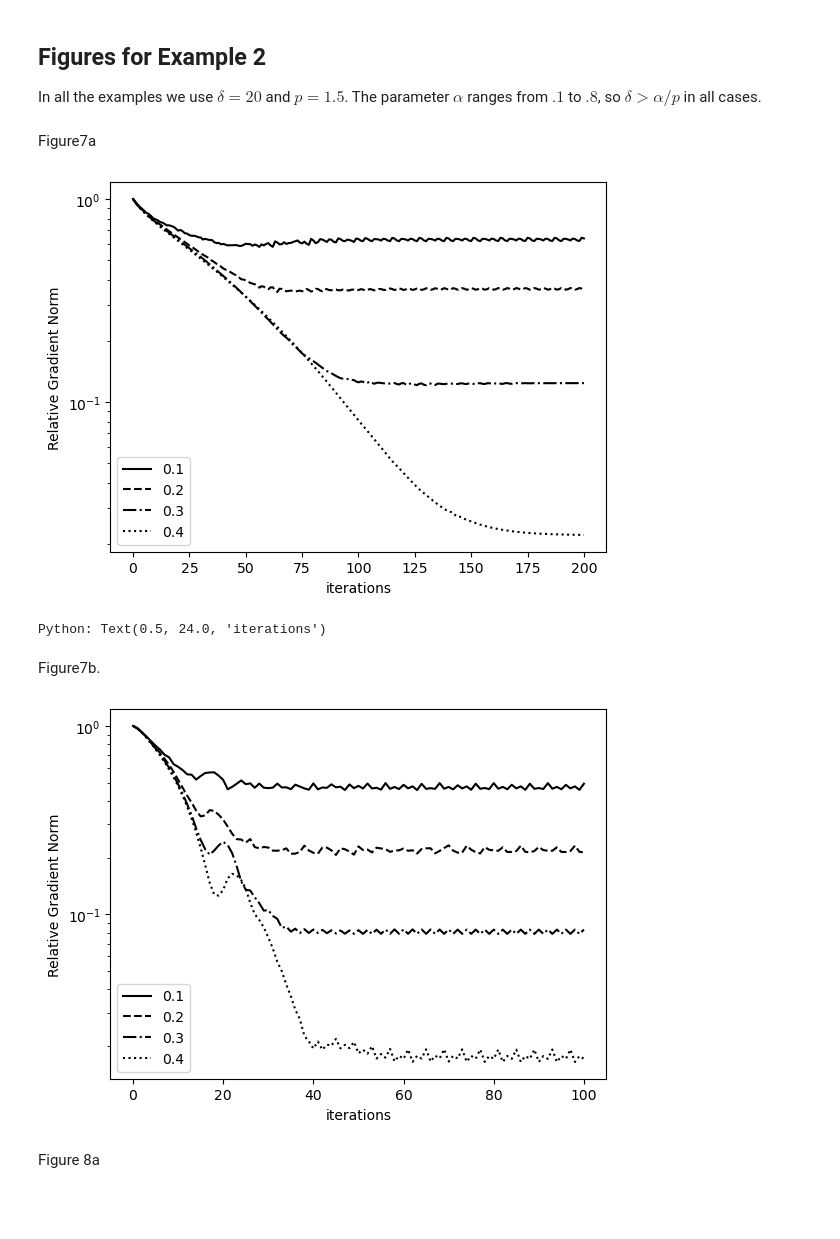
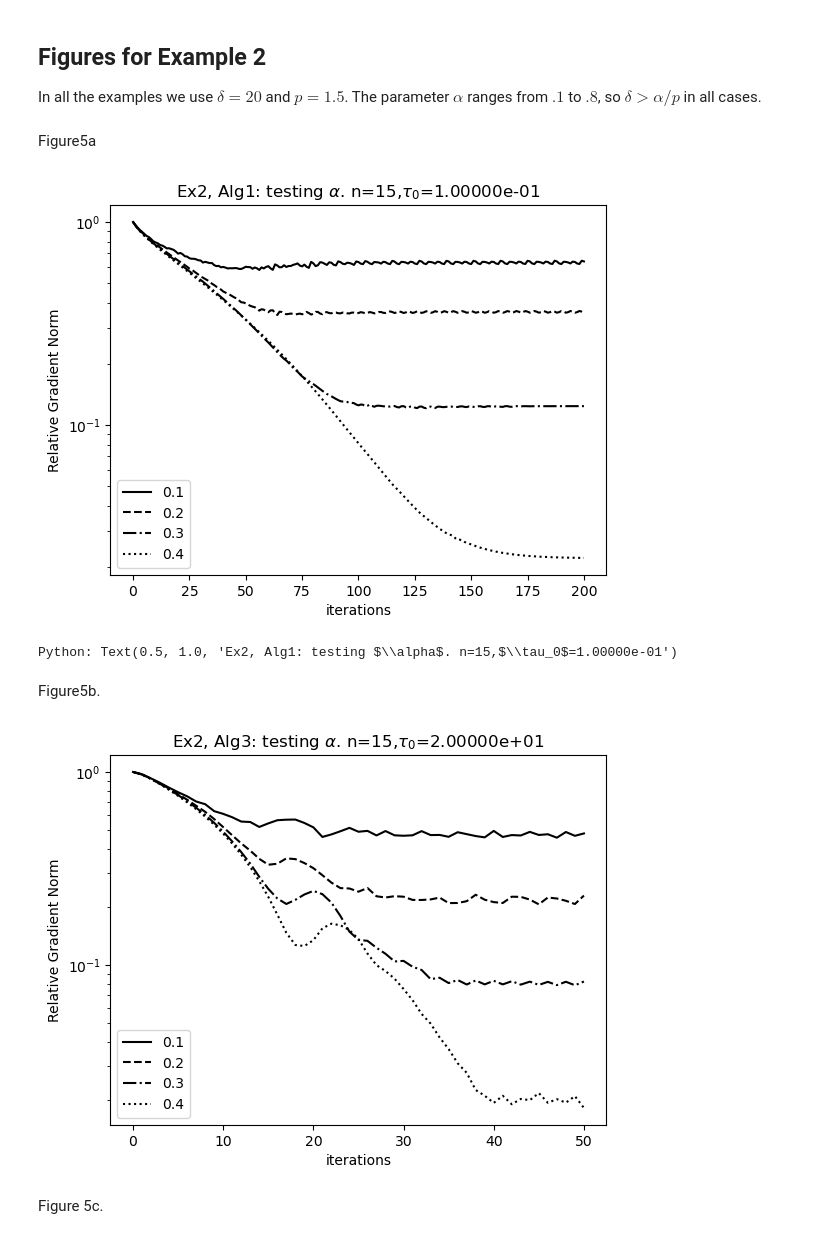
Before and after one commit to ctkelley/Grad_Des_CKW.jl, a Jupyter notebook: Examples.ipynb, the cells around one changed output. Cells and saved outputs as stored; diff of their text form; code cells hidden in the pictures; blank space fills up the shorter version.

```diff
--- a/Examples.ipynb
+++ b/Examples.ipynb
@@ -185,18 +208,18 @@ will change signs in the domain so the non-Lipschitz features are exercised.
 In all the examples we use $\delta = 20$ and $p=1.5$. The parameter $\alpha$ ranges from $.1$ to $.8$, so $\delta > \alpha/p$ in
 all cases.
 # %% [markdown]
-Figure7a
+Figure5a
 # %%
-Figure78a(15; tau0=.1, maxit=200, pvec=[.1, .2, .3, .4])
+Figure5ac(15; tau0=.1, maxit=200, pvec=[.1, .2, .3, .4])
 # %% [output]
-[figure, old version]
+[figure, new version]
-Python: Text(0.5, 24.0, 'iterations')
+Python: Text(0.5, 1.0, 'Ex2, Alg1: testing $\\alpha$. n=15,$\\tau_0$=1.00000e-01')
 # %% [markdown]
-Figure7b.
+Figure5b.
 # %%
-Figure78b(15; tau0=20.0, pvec=[.1, .2, .3, .4], maxit=100);
+Figure5bd(15; tau0=20.0, pvec=[.1, .2, .3, .4], maxit=50);
 # %% [output]
-[figure, old version]
+[figure, new version]
 # %% [markdown]
-Figure 8a
+Figure 5c.
 # %%
```
Also changed, not shown: parts of 22 cells of this notebook, 17 other files.
